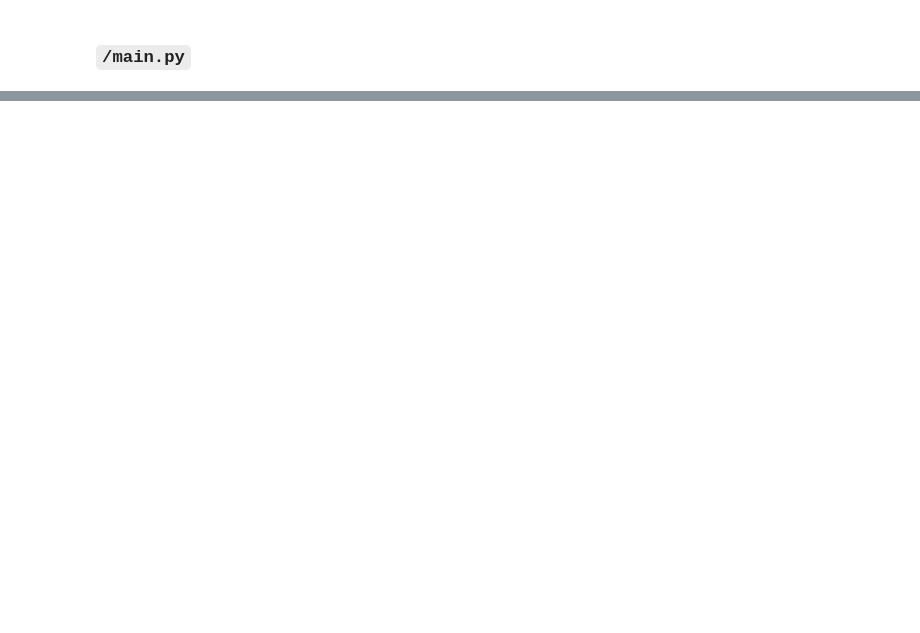
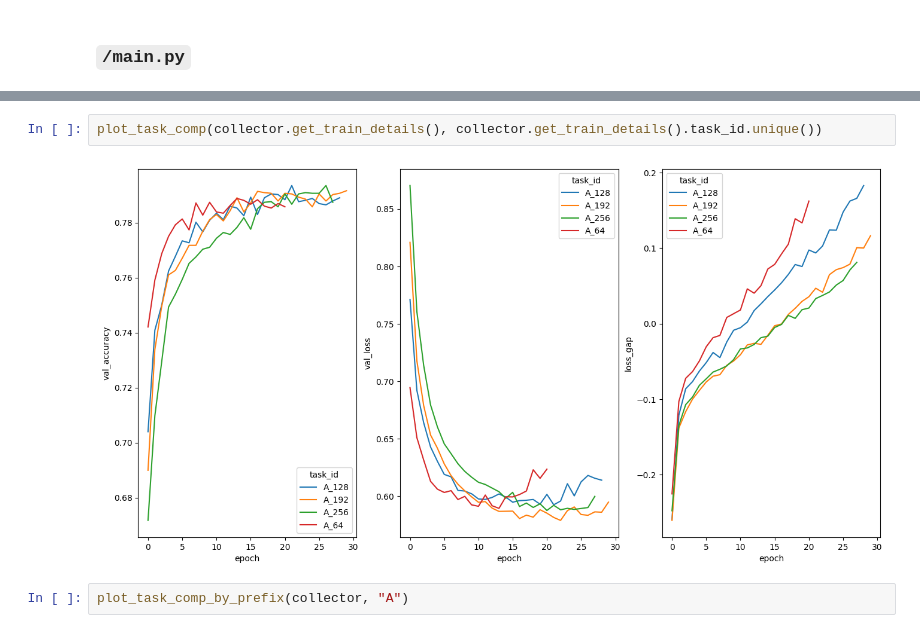
Before and after one commit to btsmith29/AMLS_II_assignment23_24, a Jupyter notebook: workings/assignment-workings.ipynb, the cells around one changed output, grey strips where cells are left out. Drawn from its saved outputs; the diff is of its cells as text; blank space fills up the shorter version.

```diff
--- a/workings/assignment-workings.ipynb
+++ b/workings/assignment-workings.ipynb
@@ -664,0 +745,6 @@ Running Task: J_3 with params Params(image_size=255, batch_size=256, epochs=50,
+# %%
+plot_task_comp(collector.get_train_details(), collector.get_train_details().task_id.unique())
+# %% [output]
+[figure, added]
+# %%
+plot_task_comp_by_prefix(collector, "A")
```
Also changed, not shown: parts of 43 cells of this notebook.
